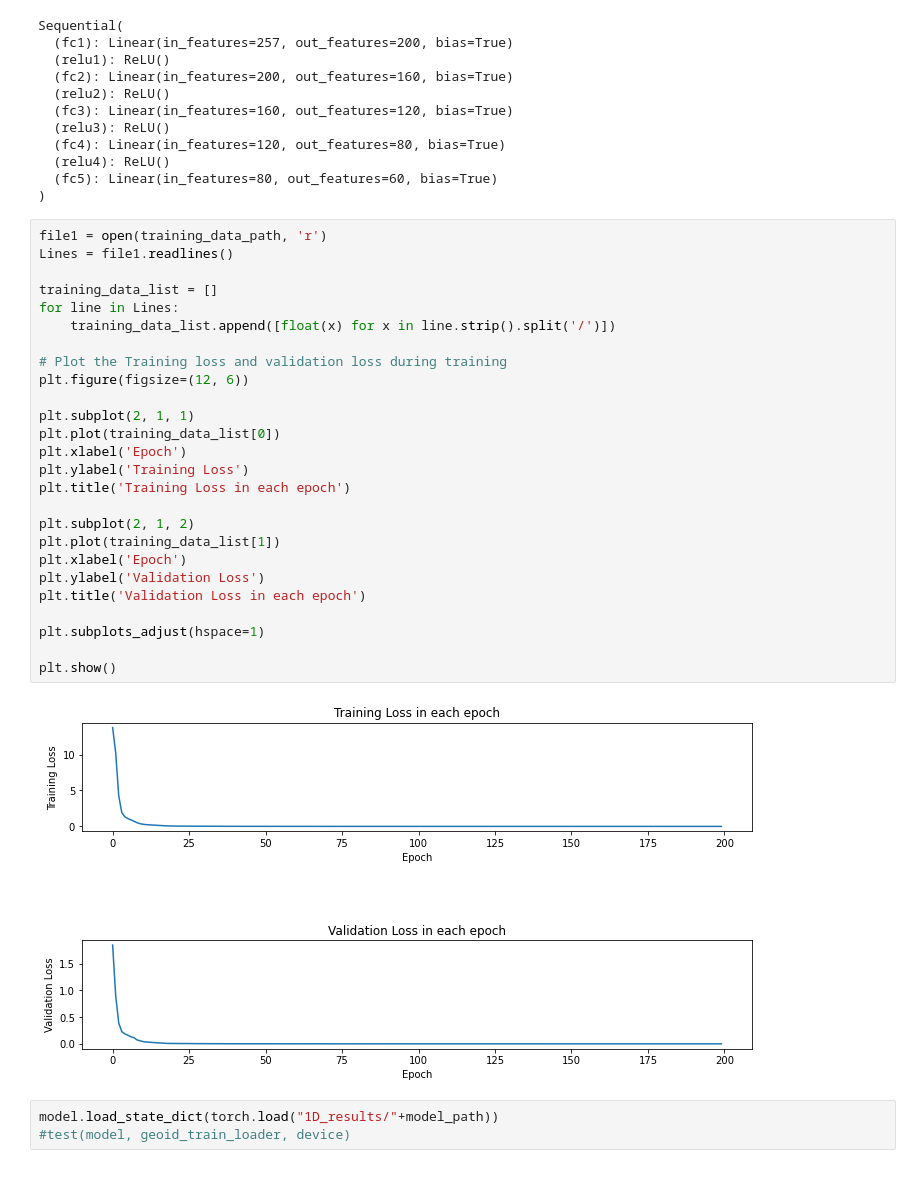
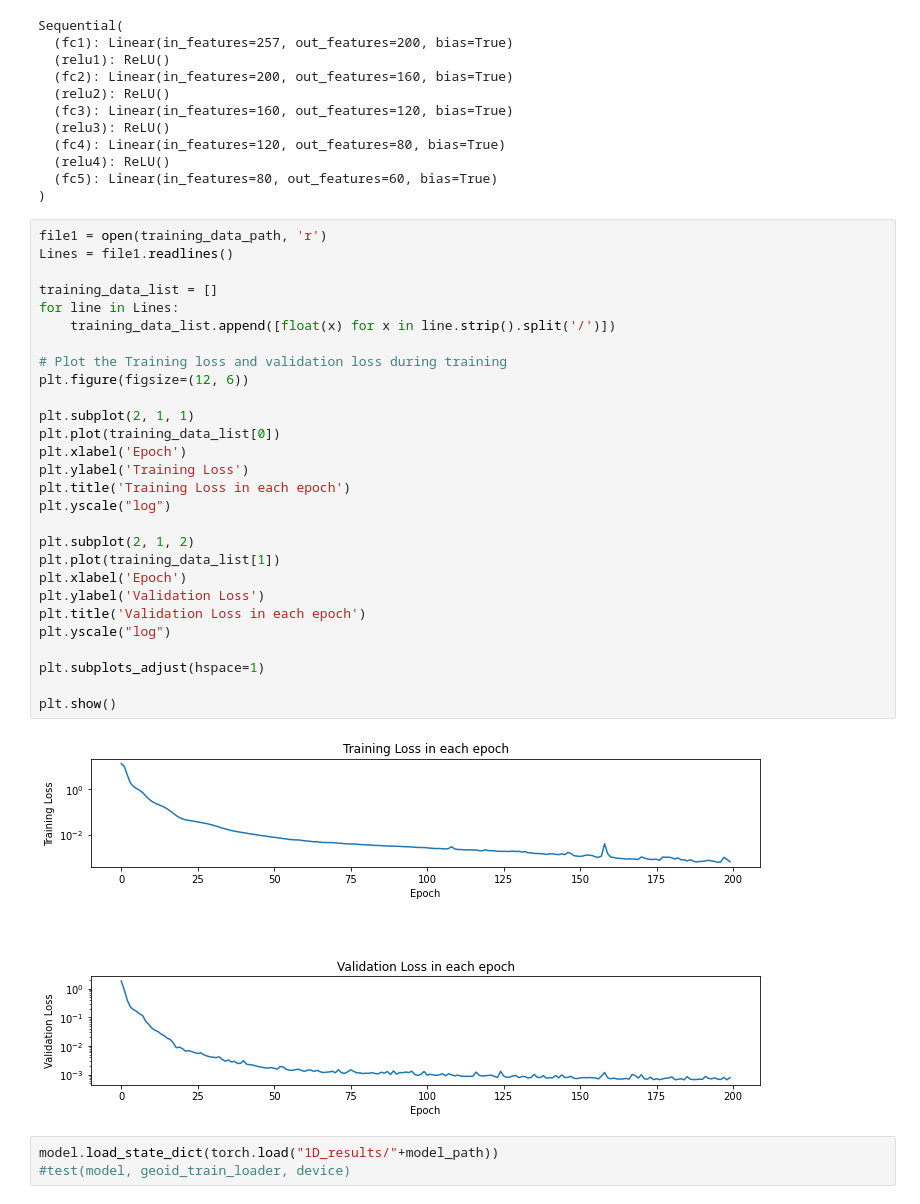
Before and after one commit to GiteonCaulfied/COMP4560_stokes_ml_project, a Jupyter notebook: Geoid_visualisation.ipynb, the cells around one changed output. Saved outputs shown, nothing was run; the diff lists cells and outputs as text.

```diff
--- a/Geoid_visualisation.ipynb
+++ b/Geoid_visualisation.ipynb
@@ -424,31 +424,33 @@ Sequential(
 # %%
 file1 = open(training_data_path, 'r')
 Lines = file1.readlines()
 
 training_data_list = []
 for line in Lines:
     training_data_list.append([float(x) for x in line.strip().split('/')])
 
 # Plot the Training loss and validation loss during training
 plt.figure(figsize=(12, 6))
 
 plt.subplot(2, 1, 1)
 plt.plot(training_data_list[0])
 plt.xlabel('Epoch')
 plt.ylabel('Training Loss')
 plt.title('Training Loss in each epoch')
+plt.yscale("log")
 
 plt.subplot(2, 1, 2)
 plt.plot(training_data_list[1])
 plt.xlabel('Epoch')
 plt.ylabel('Validation Loss')
 plt.title('Validation Loss in each epoch')
+plt.yscale("log")
 
 plt.subplots_adjust(hspace=1)
 
 plt.show()
 # %% [output]
-[figure, old version]
+[figure, new version]
 # %%
 model.load_state_dict(torch.load("1D_results/"+model_path))
 #test(model, geoid_train_loader, device)
```
Also changed, not shown: 12 other files.
